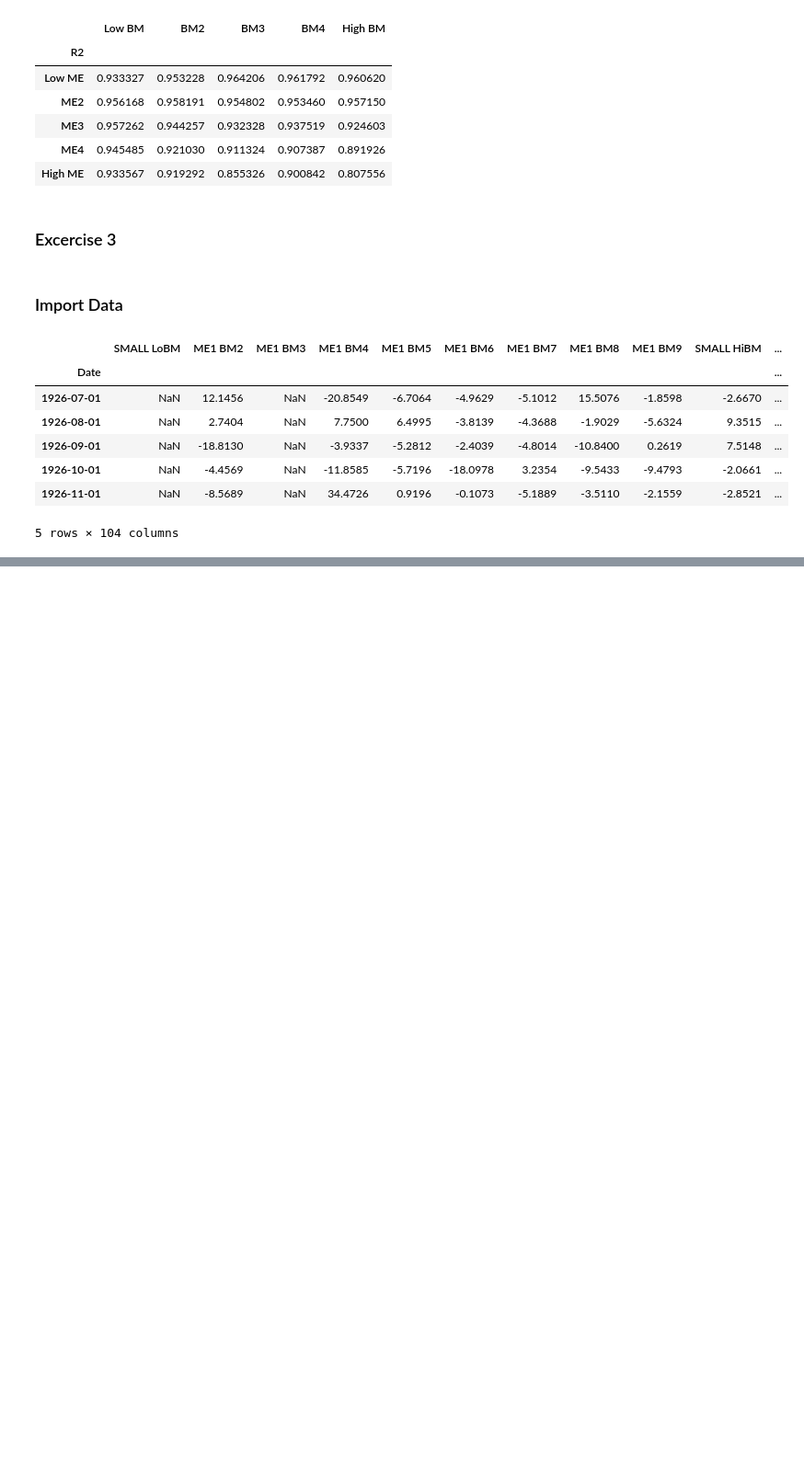
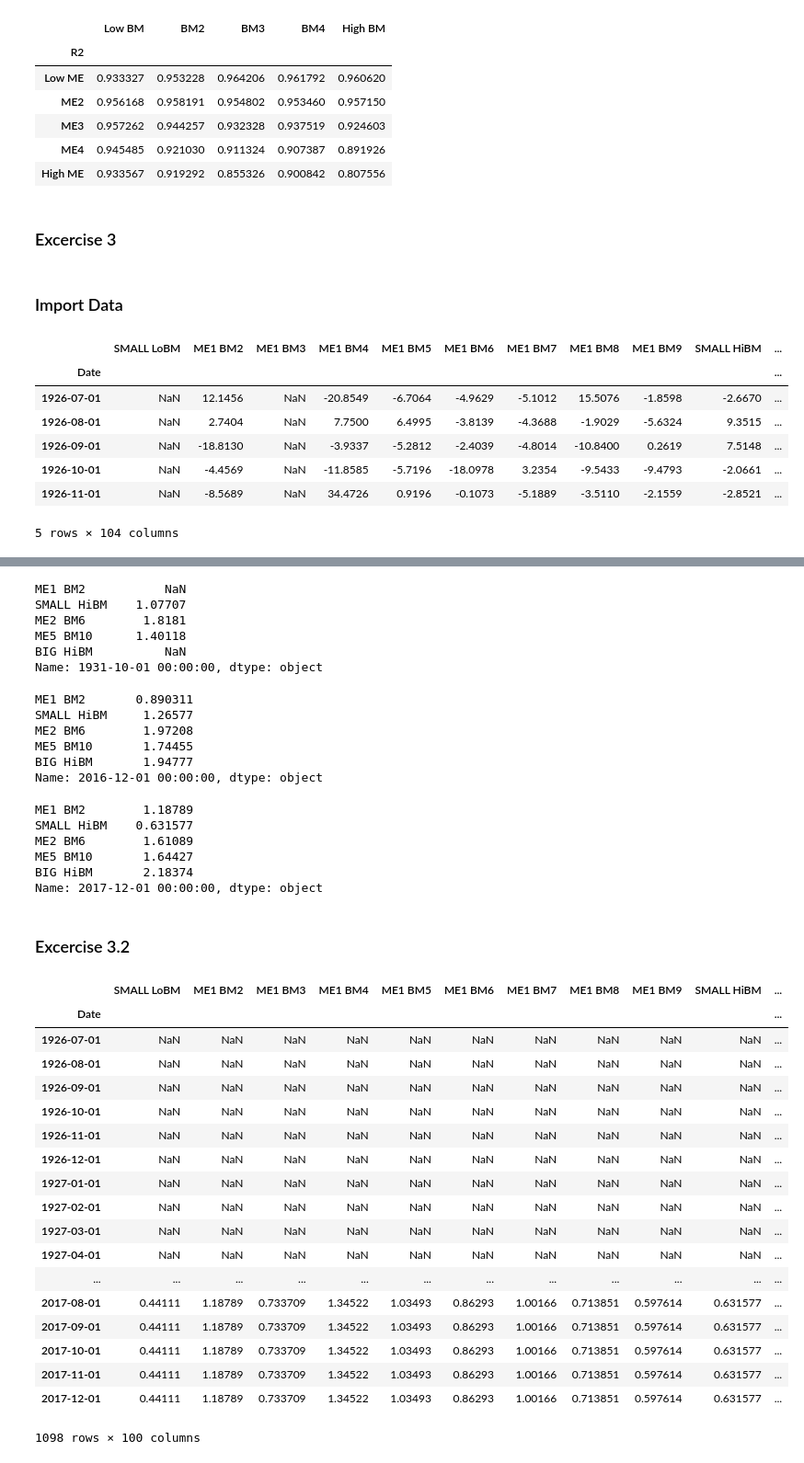
Before and after one commit to Luedman/Theory_of_Finance_Assignments, a Jupyter notebook: Assignment_3/Assignment3.ipynb, the cells around one changed output, grey strips where cells are left out. Shown at 92% size. Drawn from its saved outputs; the diff is of its cells as text; code cells hidden in the pictures; blank space fills up the shorter version.

```diff
--- a/Assignment_3/Assignment3.ipynb
+++ b/Assignment_3/Assignment3.ipynb
@@ -666,0 +666,63 @@ for date in start_dates:
+# %%
+output31.loc['1931-10-01']
+# %% [output]
+ME1 BM2           NaN
+SMALL HiBM    1.07707
+ME2 BM6        1.8181
+ME5 BM10      1.40118
+BIG HiBM          NaN
+Name: 1931-10-01 00:00:00, dtype: object
+# %%
+output31.loc['2016-12-01']
+# %% [output]
+ME1 BM2       0.890311
+SMALL HiBM     1.26577
+ME2 BM6        1.97208
+ME5 BM10       1.74455
+BIG HiBM       1.94777
+Name: 2016-12-01 00:00:00, dtype: object
+# %%
+output31.loc['2017-12-01']
+# %% [output]
+ME1 BM2        1.18789
+SMALL HiBM    0.631577
+ME2 BM6        1.61089
+ME5 BM10       1.64427
+BIG HiBM       2.18374
+Name: 2017-12-01 00:00:00, dtype: object
+# %% [markdown]
+### Excercise 3.2
+# %%
+#Get a list of all start dates
+all_start_dates = []
+
+for i in range(0,len(list(dataset.index))):
+
+    all_start_dates.append(list(dataset.index)[i].strftime("%Y-%m-%d"))
+
+# Get a list of all portfolios
+all_portfolios = dataset.columns[:-4]
+# %%
+#Calculate the betas for all portfolios at start dates
+output32 = calculate_rolling_betas(all_start_dates, all_portfolios)
+output32
+# %% [output]
+|  | SMALL LoBM | ME1 BM2 | ME1 BM3 | ME1 BM4 | ME1 BM5 | ME1 BM6 | ME1 BM7 | ME1 BM8 | ME1 BM9 | SMALL HiBM | ... |
+| Date |  |  |  |  |  |  |  |  |  |  | ... |
+| 1926-07-01 | NaN | NaN | NaN | NaN | NaN | NaN | NaN | NaN | NaN | NaN | ... |
+| 1926-08-01 | NaN | NaN | NaN | NaN | NaN | NaN | NaN | NaN | NaN | NaN | ... |
+| 1926-09-01 | NaN | NaN | NaN | NaN | NaN | NaN | NaN | NaN | NaN | NaN | ... |
+| 1926-10-01 | NaN | NaN | NaN | NaN | NaN | NaN | NaN | NaN | NaN | NaN | ... |
+| 1926-11-01 | NaN | NaN | NaN | NaN | NaN | NaN | NaN | NaN | NaN | NaN | ... |
+| 1926-12-01 | NaN | NaN | NaN | NaN | NaN | NaN | NaN | NaN | NaN | NaN | ... |
+| 1927-01-01 | NaN | NaN | NaN | NaN | NaN | NaN | NaN | NaN | NaN | NaN | ... |
+| 1927-02-01 | NaN | NaN | NaN | NaN | NaN | NaN | NaN | NaN | NaN | NaN | ... |
+| 1927-03-01 | NaN | NaN | NaN | NaN | NaN | NaN | NaN | NaN | NaN | NaN | ... |
+| 1927-04-01 | NaN | NaN | NaN | NaN | NaN | NaN | NaN | NaN | NaN | NaN | ... |
+| ... | ... | ... | ... | ... | ... | ... | ... | ... | ... | ... | ... |
+| 2017-08-01 | 0.44111 | 1.18789 | 0.733709 | 1.34522 | 1.03493 | 0.86293 | 1.00166 | 0.713851 | 0.597614 | 0.631577 | ... |
+| 2017-09-01 | 0.44111 | 1.18789 | 0.733709 | 1.34522 | 1.03493 | 0.86293 | 1.00166 | 0.713851 | 0.597614 | 0.631577 | ... |
+| 2017-10-01 | 0.44111 | 1.18789 | 0.733709 | 1.34522 | 1.03493 | 0.86293 | 1.00166 | 0.713851 | 0.597614 | 0.631577 | ... |
+| 2017-11-01 | 0.44111 | 1.18789 | 0.733709 | 1.34522 | 1.03493 | 0.86293 | 1.00166 | 0.713851 | 0.597614 | 0.631577 | ... |
+| 2017-12-01 | 0.44111 | 1.18789 | 0.733709 | 1.34522 | 1.03493 | 0.86293 | 1.00166 | 0.713851 | 0.597614 | 0.631577 | ... |
+1098 rows × 100 columns
```
Also changed, not shown: parts of 7 cells of this notebook, 1 other file.
